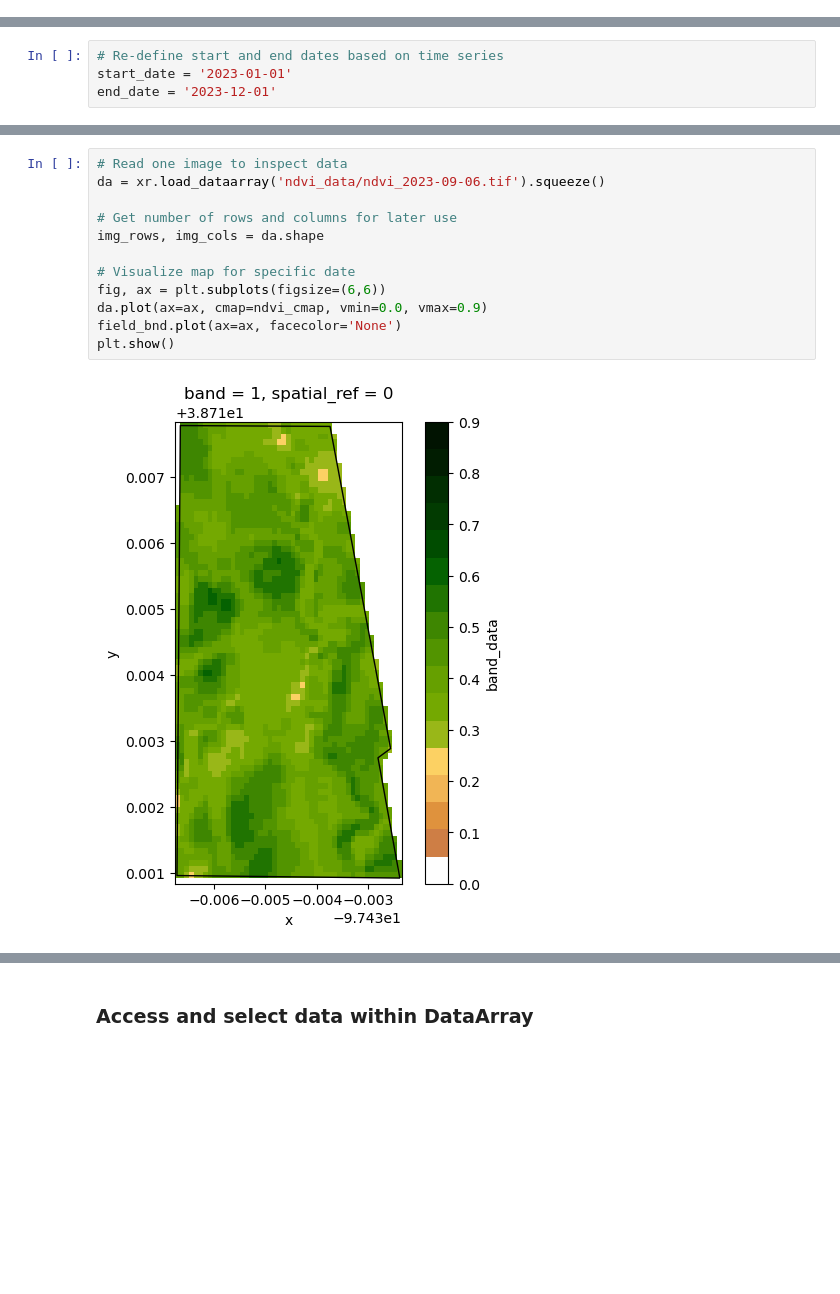
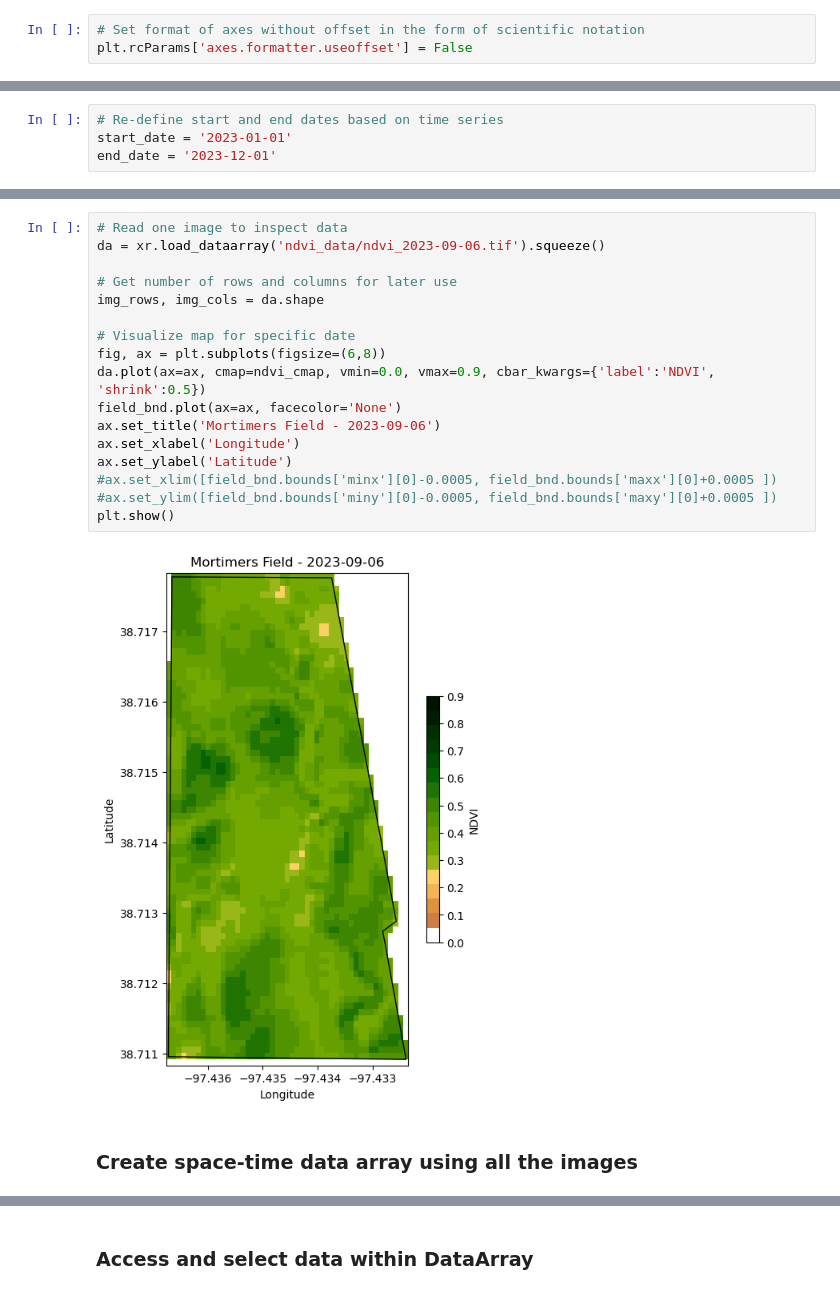
Before and after one commit to soilwater/precisionag-workshop-2024, a Jupyter notebook: mz_notebook_solution.ipynb, the cells around one changed output, grey strips where cells are left out. Cells and saved outputs as stored; diff of their text form; blank space fills up the shorter version.

```diff
--- a/mz_notebook_solution.ipynb
+++ b/mz_notebook_solution.ipynb
@@ -73,6 +76,9 @@ def array_to_df(arr):
     df.columns = arr[0]
     df['time'] = pd.to_datetime(df['time'], unit='ms')
     return df
+# %%
+# Set format of axes without offset in the form of scientific notation
+plt.rcParams['axes.formatter.useoffset'] = False
 # %%
 # Create our own colormap
 hex_palette = ['#FEFEFE','#CE7E45', '#DF923D', '#F1B555', '#FCD163', '#99B718', '#74A901',
@@ -211,17 +232,24 @@ Saved image ndvi_data/ndvi_2023-11-18.tif
 # %%
 # Read one image to inspect data
 da = xr.load_dataarray('ndvi_data/ndvi_2023-09-06.tif').squeeze()
 
 # Get number of rows and columns for later use
 img_rows, img_cols = da.shape
 
 # Visualize map for specific date
-fig, ax = plt.subplots(figsize=(6,6))
-da.plot(ax=ax, cmap=ndvi_cmap, vmin=0.0, vmax=0.9)
+fig, ax = plt.subplots(figsize=(6,8))
+da.plot(ax=ax, cmap=ndvi_cmap, vmin=0.0, vmax=0.9, cbar_kwargs={'label':'NDVI', 'shrink':0.5})
 field_bnd.plot(ax=ax, facecolor='None')
+ax.set_title('Mortimers Field - 2023-09-06')
+ax.set_xlabel('Longitude')
+ax.set_ylabel('Latitude')
+#ax.set_xlim([field_bnd.bounds['minx'][0]-0.0005, field_bnd.bounds['maxx'][0]+0.0005 ])
+#ax.set_ylim([field_bnd.bounds['miny'][0]-0.0005, field_bnd.bounds['maxy'][0]+0.0005 ])
 plt.show()
 # %% [output]
-[figure, old version]
+[figure, new version]
+# %% [markdown]
+### Create space-time data array using all the images
 # %%
 # Read all image names
 files = glob.glob('ndvi_data/*.tif')
```
Also changed, not shown: parts of 71 cells of this notebook, 6 other files.
